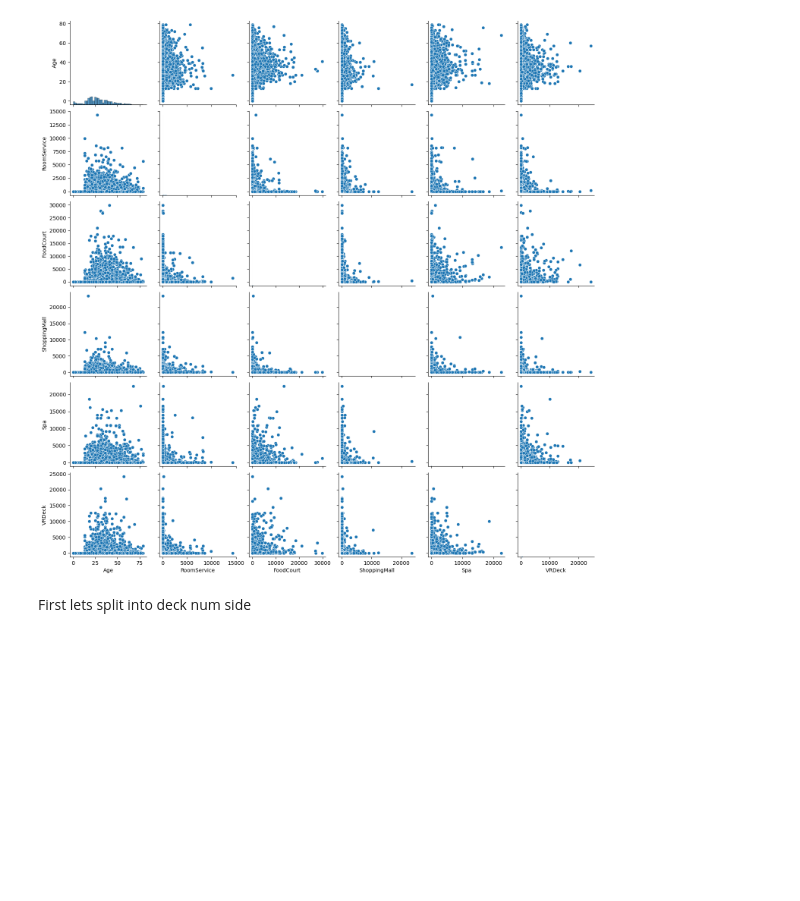
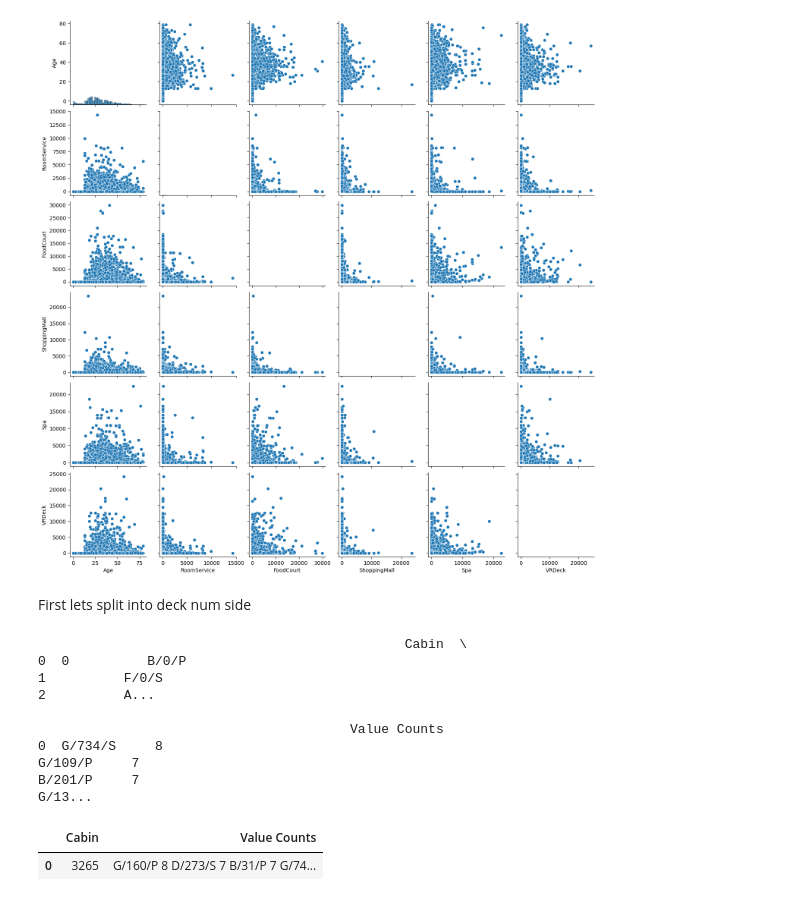
Before and after one commit to lseeker5/Spaceship-Titanic, a Jupyter notebook: spaceship-titanic-v1.ipynb, the cells around one changed output. Drawn from its saved outputs; the diff is of its cells as text; code cells hidden in the pictures; blank space fills up the shorter version.

```diff
--- a/spaceship-titanic-v1.ipynb
+++ b/spaceship-titanic-v1.ipynb
@@ -138,6 +138,48 @@ sns.pairplot(X.select_dtypes(include=['float64']))
 [figure]
 # %% [markdown]
 First lets split into deck num side
+# %%
+# I'll check on how to do string formatting
+train_deck = []
+train_count = []
+test_deck = []
+test_count = []
+
+deck = ['Cabin','Value Counts']
+
+# count_decks()
+# pd.set_option('display.max_rows', None)
+
+# print(, test['Cabin'].value_counts(), sep ='/t')
+
+# For train
+
+train_deck.append(train['Cabin'])
+train_count.append(train['Cabin'].value_counts())
+
+summary_train = pd.DataFrame(data = {deck[0] : train_deck , deck[1]: train_count})
+print(summary_train)
+
+# For test
+
+test_deck.append(test['Cabin'].nunique())
+test_count.append(test['Cabin'].value_counts())
+
+summary_test = pd.DataFrame(data = {deck[0]:test_deck, deck[1]: test_count})
+summary_test
+# %% [output]
+                                               Cabin  \
+0  0          B/0/P
+1          F/0/S
+2          A...
+
+                                        Value Counts
+0  G/734/S     8
+G/109/P     7
+B/201/P     7
+G/13...
+|  | Cabin | Value Counts |
+| 0 | 3265 | G/160/P 8 D/273/S 7 B/31/P 7 G/74... |
 # %% [markdown]
 DO NOT DELETE - AUS
 
```
Also changed, not shown: parts of 5 cells of this notebook.
